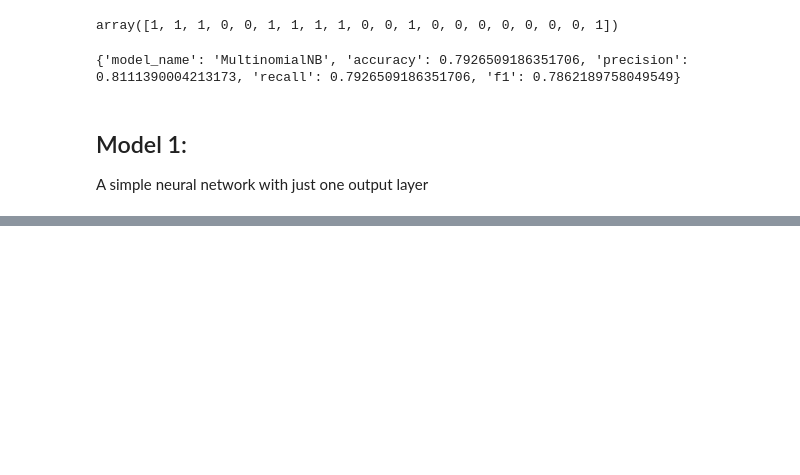
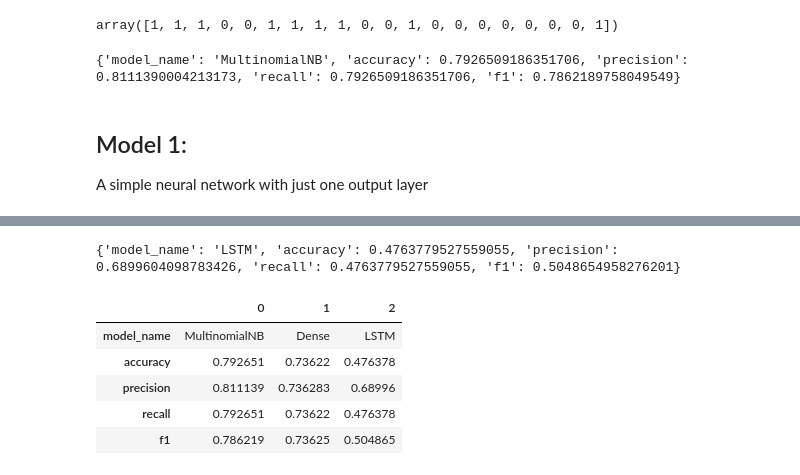
Before and after one commit to Jefest1/twitter_disaster__tweets_prediction, a Jupyter notebook: disaster_tweets.ipynb, the cells around one changed output, grey strips where cells are left out. Saved outputs shown, nothing was run; the diff lists cells and outputs as text; code cells hidden in the pictures; blank space fills up the shorter version.

```diff
--- a/disaster_tweets.ipynb
+++ b/disaster_tweets.ipynb
@@ -321,0 +398,15 @@ pd.DataFrame(model_score_list).T
+# %%
+# print the scores and append to the score list
+print(model_scores('LSTM', y_val, model_2_pred))
+# %% [output]
+{'model_name': 'LSTM', 'accuracy': 0.4763779527559055, 'precision': 0.6899604098783426, 'recall': 0.4763779527559055, 'f1': 0.5048654958276201}
+# %%
+# create a dataframe to compare scores
+pd.DataFrame(model_score_list).T
+# %% [output]
+|  | 0 | 1 | 2 |
+| model_name | MultinomialNB | Dense | LSTM |
+| accuracy | 0.792651 | 0.73622 | 0.476378 |
+| precision | 0.811139 | 0.736283 | 0.68996 |
+| recall | 0.792651 | 0.73622 | 0.476378 |
+| f1 | 0.786219 | 0.73625 | 0.504865 |
```
Also changed, not shown: parts of 25 cells of this notebook.
